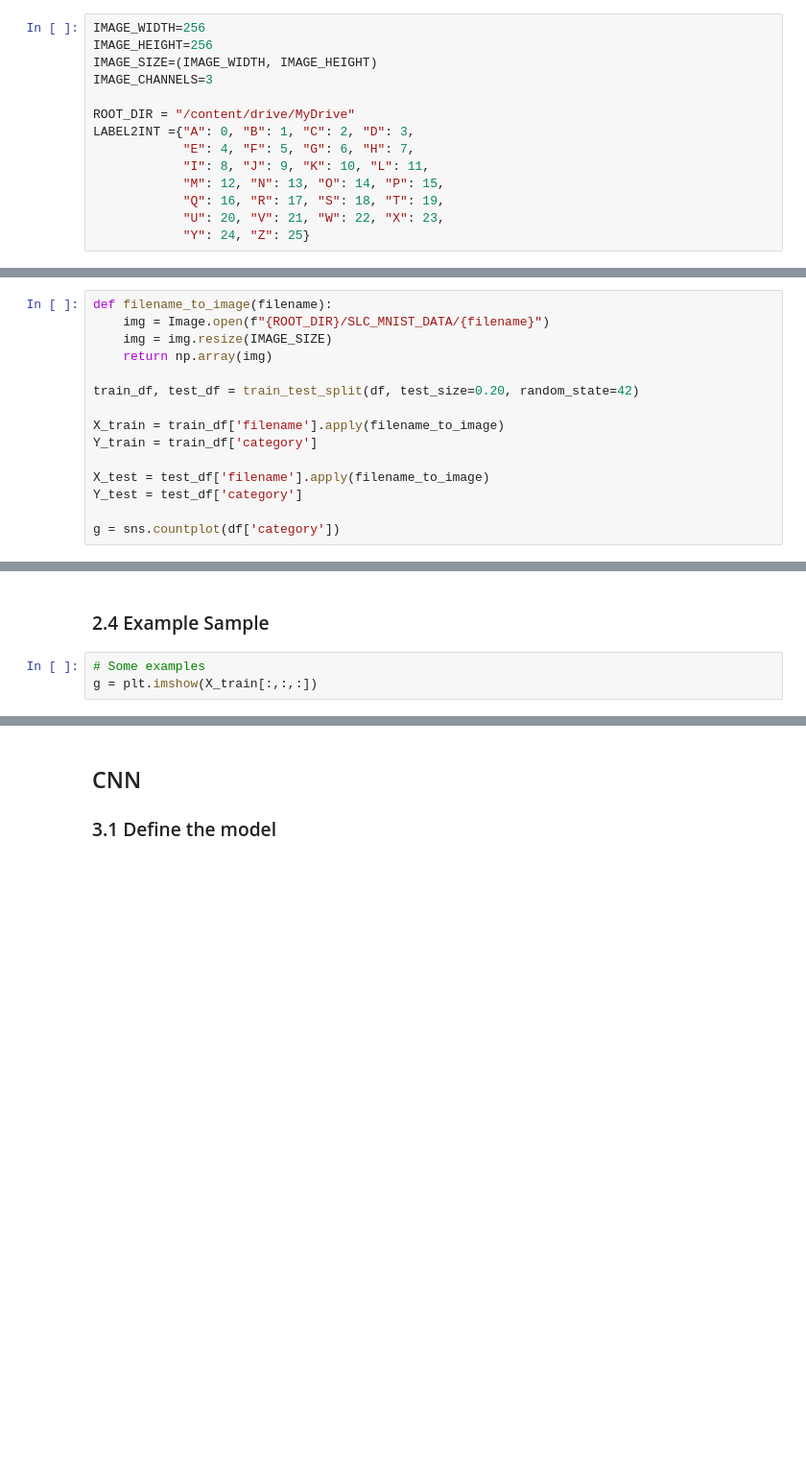
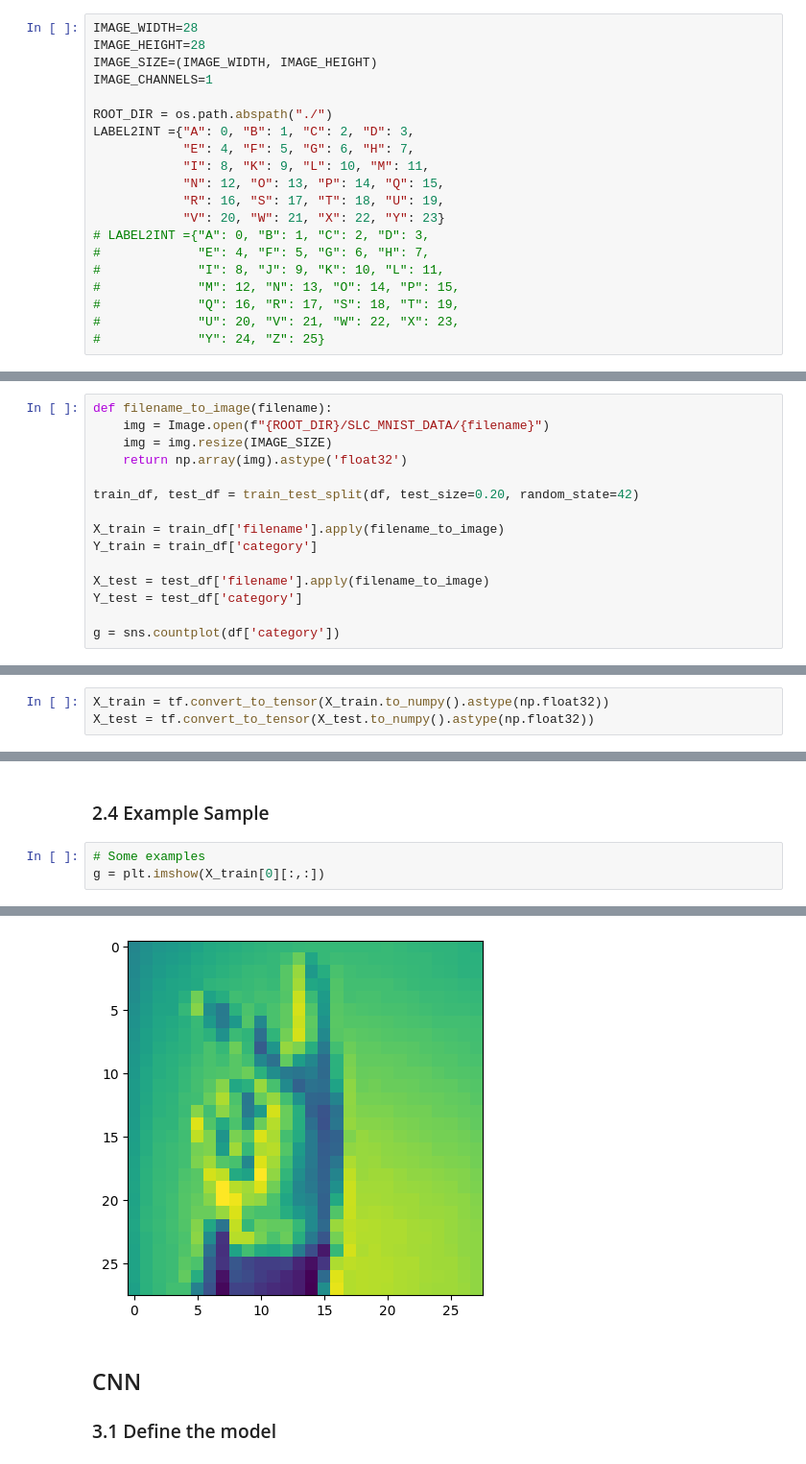
Before and after one commit to StwayneXG/gdsc-ceme-visionai, a Jupyter notebook: Workshop 01/Sign_Language_Classification_Keras.ipynb, the cells around one changed output, grey strips where cells are left out. Shown: that part at 96% size. Cells and saved outputs as stored; diff of their text form; blank space fills up the shorter version.

Commit message:
Updated the Sign_Language_Classification_Keras Removed excess code and using local dataset in 28x28 image format

```diff
--- a/Workshop 01/Sign_Language_Classification_Keras.ipynb
+++ b/Workshop 01/Sign_Language_Classification_Keras.ipynb
@@ -40,16 +24,22 @@ import tensorflow as tf
 # %% [markdown]
 ## Define Constants
 # %%
-IMAGE_WIDTH=256
-IMAGE_HEIGHT=256
+IMAGE_WIDTH=28
+IMAGE_HEIGHT=28
 IMAGE_SIZE=(IMAGE_WIDTH, IMAGE_HEIGHT)
-IMAGE_CHANNELS=3
+IMAGE_CHANNELS=1
 
-ROOT_DIR = "/content/drive/MyDrive"
+ROOT_DIR = os.path.abspath("./")
 LABEL2INT ={"A": 0, "B": 1, "C": 2, "D": 3,
             "E": 4, "F": 5, "G": 6, "H": 7,
-            "I": 8, "J": 9, "K": 10, "L": 11,
-            "M": 12, "N": 13, "O": 14, "P": 15,
-            "Q": 16, "R": 17, "S": 18, "T": 19,
-            "U": 20, "V": 21, "W": 22, "X": 23,
-            "Y": 24, "Z": 25}
+            "I": 8, "K": 9, "L": 10, "M": 11,
+            "N": 12, "O": 13, "P": 14, "Q": 15,
+            "R": 16, "S": 17, "T": 18, "U": 19,
+            "V": 20, "W": 21, "X": 22, "Y": 23}
+# LABEL2INT ={"A": 0, "B": 1, "C": 2, "D": 3,
+#             "E": 4, "F": 5, "G": 6, "H": 7,
+#             "I": 8, "J": 9, "K": 10, "L": 11,
+#             "M": 12, "N": 13, "O": 14, "P": 15,
+#             "Q": 16, "R": 17, "S": 18, "T": 19,
+#             "U": 20, "V": 21, "W": 22, "X": 23,
+#             "Y": 24, "Z": 25}
@@ -134,7 +106,7 @@ df.head()
 def filename_to_image(filename):
     img = Image.open(f"{ROOT_DIR}/SLC_MNIST_DATA/{filename}")
     img = img.resize(IMAGE_SIZE)
-    return np.array(img)
+    return np.array(img).astype('float32')
 
 train_df, test_df = train_test_split(df, test_size=0.20, random_state=42)
 
@@ -187,0 +151,3 @@ Name: category, dtype: int64
+# %%
+X_train = tf.convert_to_tensor(X_train.to_numpy().astype(np.float32))
+X_test = tf.convert_to_tensor(X_test.to_numpy().astype(np.float32))
@@ -197,5 +165,5 @@ Y_test = to_categorical(Y_test, num_classes = 25)
 ### 2.4 Example Sample
 # %%
 # Some examples
-g = plt.imshow(X_train[:,:,:])
+g = plt.imshow(X_train[0][:,:])
 # %% [output]
@@ -203,3 +170,4 @@ KeyError: ignored
+[figure, added]
 # %% [markdown]
 ## CNN
 ### 3.1 Define the model
```
Also changed, not shown: parts of 21 cells of this notebook.
